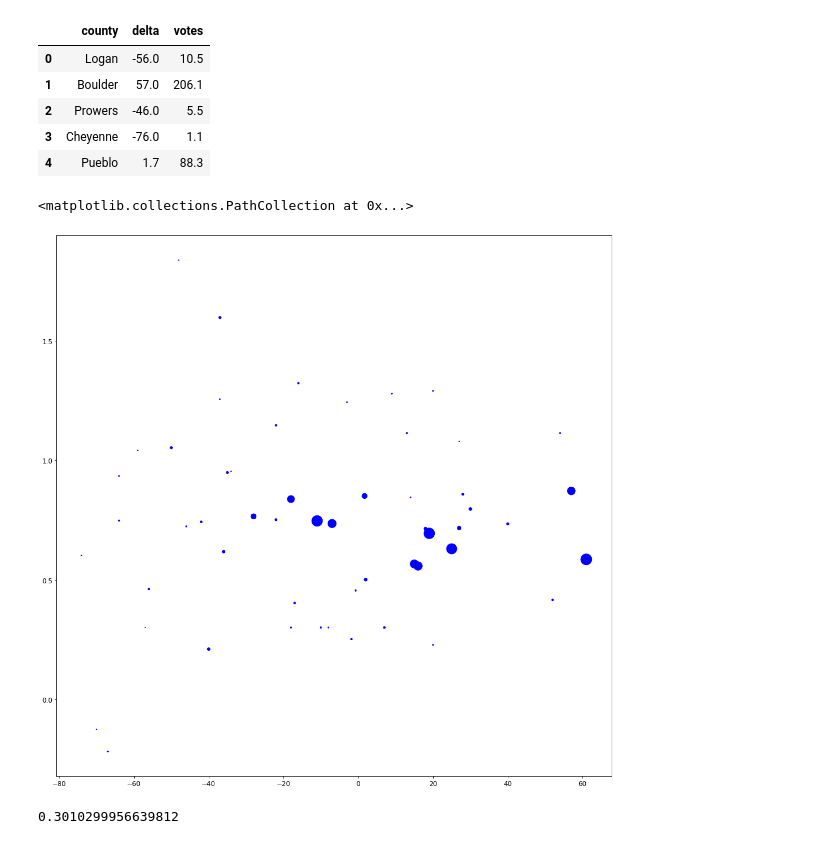
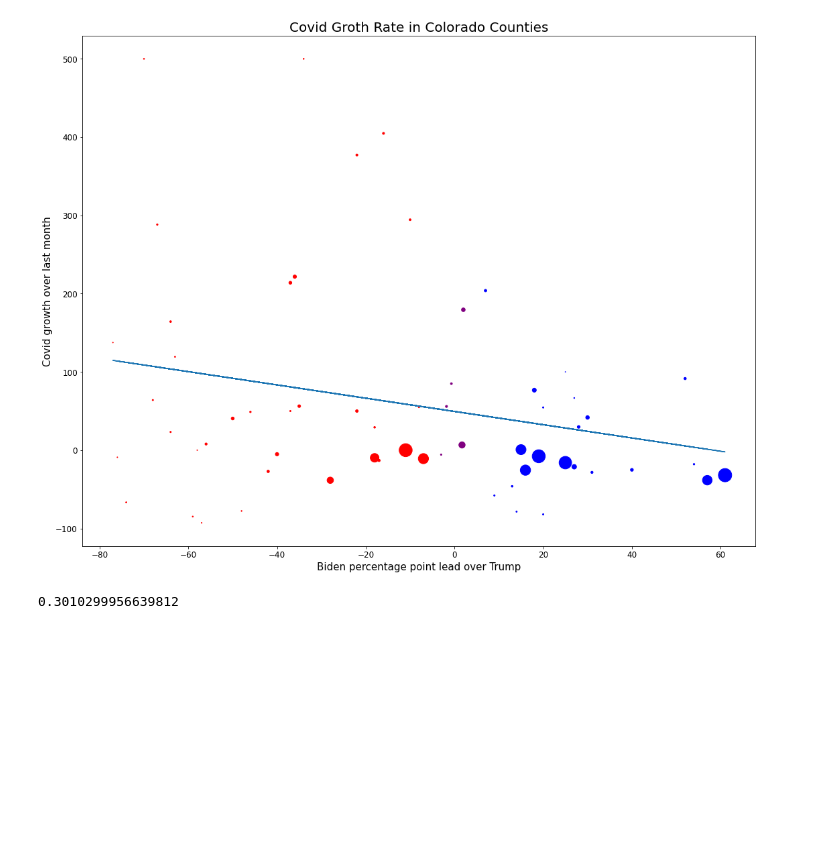
Before and after one commit to danecollins/analysis, a Jupyter notebook: covid/co_state_analysis.ipynb, the cells around one changed output. Drawn from its saved outputs; the diff is of its cells as text; code cells hidden in the pictures; blank space fills up the shorter version.

Commit message:
added labels and trendline to graph

```diff
--- a/covid/co_state_analysis.ipynb
+++ b/covid/co_state_analysis.ipynb
@@ -15,3 +36,3 @@ dfp = pd.read_csv("Population Estimates by State.csv")
 # %%
 dfvotes = pd.read_excel('CO_2020_results_by_county.xlsx', names=['county', 'delta', 'votes'],
-                        header=None)
+                        header=None, engine='openpyxl')
@@ -18,15 +50,6 @@ dfvotes = pd.read_excel('CO_2020_results_by_county.xlsx', names=['county', 'delt
 # %%
 df = pd.read_csv('http://usafactsstatic.blob.core.windows.net/public/data/covid-19/covid_confirmed_usafacts.csv')
 df.loc['County Name', 'Broomfield County and City'] = 'Broomfield County'
-# %%
-dfvotes.head()
-# %% [output]
-|  | county | delta | votes |
-| 0 | Logan | -56.0 | 10.5 |
-| 1 | Boulder | 57.0 | 206.1 |
-| 2 | Prowers | -46.0 | 5.5 |
-| 3 | Cheyenne | -76.0 | 1.1 |
-| 4 | Pueblo | 1.7 | 88.3 |
 # %%
 def get_county_data(row):
     global cases
@@ -57,7 +80,11 @@ def get_county(df, county, state):
 
         return [x.State for k, x in rows.iterrows()]
 # %%
+
+cp = namedtuple('CountyData',['county', 'biden_lead','covid_rate','num_votes', 'party'])
+
 def process_county(i):
+    """ from county name produces voting delta, covid increase rate and number of votes """
     r = dfvotes.iloc[i]
     cname = r.county
     if cname == 'Rio Bianco':
@@ -68,37 +95,52 @@ def process_county(i):
         cname+= ' County'
     cases = get_county(df, cname, 'CO')
     weekly = cases.groupby('week').cpd.sum()
+    assert len(weekly) > 6
     m1 = weekly.iloc[-6]
     m2 = weekly.iloc[-2]
+    if m1 == 0:
+        return None
     gain = 100 * ((m2 / m1) - 1)
     s = f'Last Week {m1} -> {m2} ({gain:.1f}%)'
+    if r.delta > 5:
+        party = 'blue'
+    elif r.delta < -5:
+        party = 'red'
+    else:
+        party = 'purple'
     # print(f'{cname:20s} delta={r.delta}, {s}')
-    return (r.delta, np.log10(m2/m1), r.votes)
+    return cp(cname, r.delta, min(gain, 500), r.votes, party)
 # %%
 x = []
 y = []
 s = []
+c = []
 for i in range(64):
-    (d, g, v) = process_county(i)
-    if v > 1:
-        x.append(d)
-        y.append(g)
-        s.append(v)
+    county_data = process_county(i)
+    if county_data:
+        x.append(county_data.biden_lead)
+        y.append(county_data.covid_rate)
+        s.append(county_data.num_votes)
+        c.append(county_data.party)
 # %%
 import matplotlib.pylab as pylab
 params = {'legend.fontsize': 'large',
-          'figure.figsize': (18, 18),
+          'figure.figsize': (18, 14),
          'axes.labelsize': 'large',
          'axes.titlesize':'large',
          'xtick.labelsize':'large',
          'ytick.labelsize':'large'}
 pylab.rcParams.update(params)
+plt.scatter(x, y, s=s, c=c);
+fit = np.polyfit(x,y,1)
+fit_fn = np.poly1d(fit)
+plt.plot(x, fit_fn(x))
+plt.title("Covid Groth Rate in Colorado Counties", fontsize=20)
+plt.xlabel("Biden percentage point lead over Trump", fontsize=15)
+plt.ylabel("Covid growth over last month", fontsize=15)
+plt.show()
+# %% [output]
+[figure, added]
-# %%
-c = ['red' if x>2 else 'blue' for x in y]
-plt.scatter(x, y, s=s, c=c)
-# %% [output]
-<matplotlib.collections.PathCollection at 0x...>
-[figure, removed]
 # %%
 np.log10(2)
 # %% [output]
```
Also changed, not shown: parts of 8 cells of this notebook.
